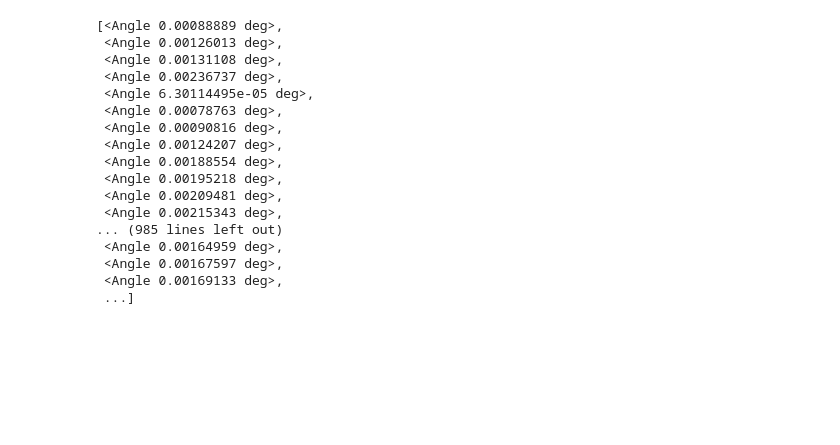
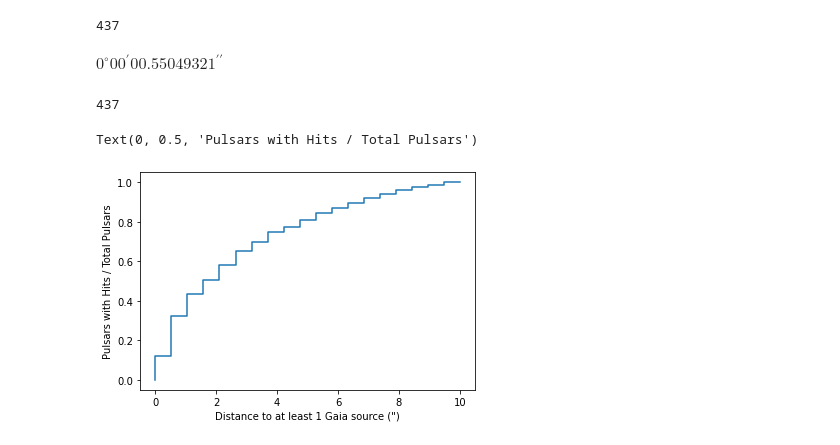
Before and after one commit to AnnikaDeutsch/Binary-Pulsar-Distances, a Jupyter notebook: Binary_Pulsar_Distances/nominal_positions.ipynb, the cells around one changed output. Saved outputs shown, nothing was run; the diff lists cells and outputs as text; code cells hidden in the pictures; blank space fills up the shorter version.

```diff
--- a/Binary_Pulsar_Distances/nominal_positions.ipynb
+++ b/Binary_Pulsar_Distances/nominal_positions.ipynb
@@ -195,3 +355,13 @@ hits
+# %%
+current = 'J0024-7204aa'
+psrs_with_hits = [current]
+for b in table['Pulsar']:
+    if b != current:
+        psrs_with_hits.append(b)
+        current = b
+len(psrs_with_hits)
+# %% [output]
+437
 # %%
 psr_pos = SkyCoord(table['Pulsar RA'], table['Pulsar DEC'], frame = 'icrs', unit =(u.hourangle, u.deg))
 source_pos = SkyCoord(table['ra'], table['dec'], frame = 'icrs', unit= (u.deg, u.deg))
@@ -205,22 +375,22 @@ for k in range(len(table)):
     else:
         source_seps.append(psr_pos[k].separation(source_pos[k]))
 
-source_seps
+source_seps[0]
 # %% [output]
-[<Angle 0.00088889 deg>,
- <Angle 0.00126013 deg>,
- <Angle 0.00131108 deg>,
- <Angle 0.00236737 deg>,
- <Angle 6.30114495e-05 deg>,
- <Angle 0.00078763 deg>,
- <Angle 0.00090816 deg>,
- <Angle 0.00124207 deg>,
- <Angle 0.00188554 deg>,
- <Angle 0.00195218 deg>,
- <Angle 0.00209481 deg>,
- <Angle 0.00215343 deg>,
-... (985 lines left out)
- <Angle 0.00164959 deg>,
- <Angle 0.00167597 deg>,
- <Angle 0.00169133 deg>,
- ...]
+$0^\circ00{}^\prime00.55049321{}^{\prime\prime}$
+# %%
+mins = np.zeros(len(psrs_with_hits))
+for d in range(len(psrs_with_hits)):
+    first_time = True
+    for c in range(len(table['Pulsar'])):
+        if table['Pulsar'][c] == psrs_with_hits[d]:
+            if first_time:
+                first_time = False
+                minimum = source_seps[c].to_value(u.arcsec)
+            else:
+                if source_seps[c].to_value(u.arcsec) < minimum:
+                    minimum = source_seps[c].to_value(u.arcsec)
+    mins[d] = minimum
+len(mins)
+# %% [output]
+437
@@ -227,3 +399,23 @@ source_seps
+# %%
+dist_to_one_psr = np.linspace(0,10,20)
+n_psr_norm = np.zeros(len(dist_to_one_psr))
+for e in range(len(dist_to_one_psr)):
+    num = 0
+    for f in range(len(min_dist['Distance to at least 1 hit'])):
+        if min_dist['Distance to at least 1 hit'][f] < dist_to_one_psr[e]:
+            num += 1
+    n_psr_norm[e] = num/len(psrs_with_hits)
+n_psr_norm
+
+fig = plt.figure
+ax = plt.subplot(111)
+ax.step(dist_to_one_psr, n_psr_norm, label= 'Pulsars with at least one hit')
+ax.set_xlabel('Distance to at least 1 Gaia source (")')
+ax.set_ylabel('Pulsars with Hits / Total Pulsars')
+#ax.legend()
+# %% [output]
+Text(0, 0.5, 'Pulsars with Hits / Total Pulsars')
+[figure, added]
 # %%
 seps1 = np.linspace(0,10,200)
 seps2 = np.linspace(0, 4, 25)
```
Also changed, not shown: parts of 15 cells of this notebook, 5 other files.
